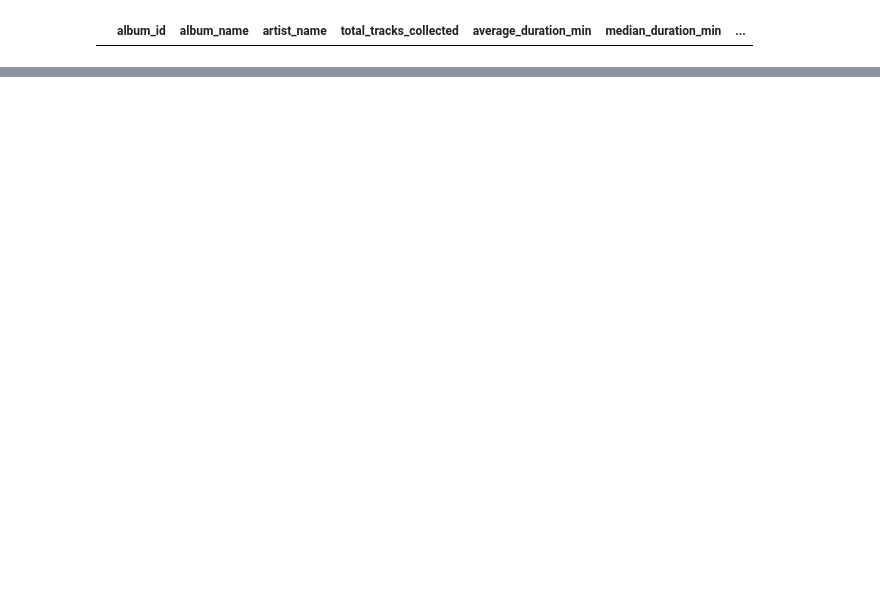
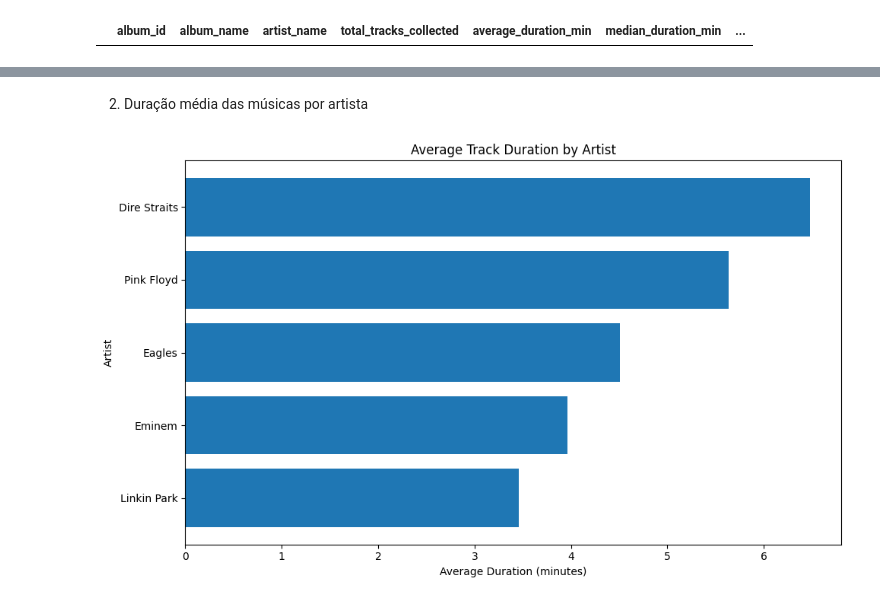
Before and after one commit to yagofelix00/spotify-music-analytics, a Jupyter notebook: notebooks/01_exploratory_analysis.ipynb, the cells around one changed output, grey strips where cells are left out. Saved outputs shown, nothing was run; the diff lists cells and outputs as text; code cells hidden in the pictures; blank space fills up the shorter version.

```diff
--- a/notebooks/01_exploratory_analysis.ipynb
+++ b/notebooks/01_exploratory_analysis.ipynb
@@ -1045,0 +1082,23 @@ album_analysis_summary
+# %% [markdown]
+2. Duração média das músicas por artista
+# %%
+duration_by_artist_plot = (
+    artist_analysis
+    .sort_values("average_duration_min", ascending=True)
+)
+
+plt.figure(figsize=(10, 6))
+
+plt.barh(
+    duration_by_artist_plot["artist_name"],
+    duration_by_artist_plot["average_duration_min"],
+)
+
+plt.title("Average Track Duration by Artist")
+plt.xlabel("Average Duration (minutes)")
+plt.ylabel("Artist")
+
+plt.tight_layout()
+plt.show()
+# %% [output]
+[figure, added]
```
Also changed, not shown: parts of 18 cells of this notebook.
